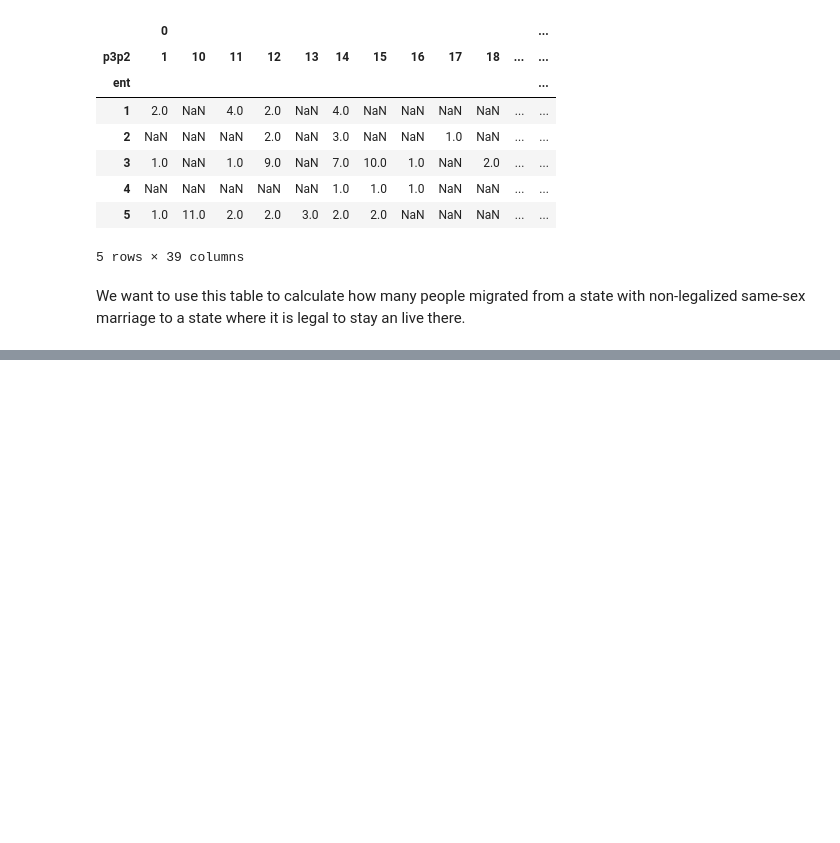
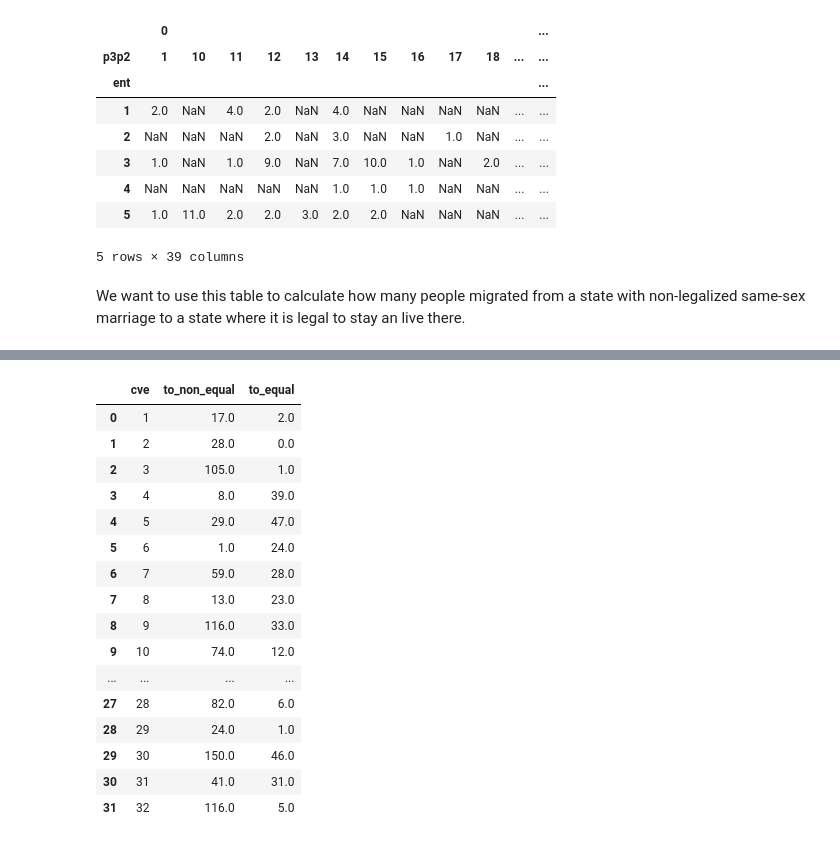
Before and after one commit to marionomics/migracion-lgbt, a Jupyter notebook: notebooks/explore_enoe.ipynb, the cells around one changed output, grey strips where cells are left out. Cells and saved outputs as stored; diff of their text form; code cells hidden in the pictures; blank space fills up the shorter version.

```diff
--- a/notebooks/explore_enoe.ipynb
+++ b/notebooks/explore_enoe.ipynb
@@ -201,0 +217,34 @@ conditions = [
+# %%
+# Columnas. Cuantas personas de estados no-gay y gay han migrado al estado i
+# Otras dos: Cuántas personas del estado i han migrado a estados gay y estados no gay
+
+# Finalmente se podría hacer algún índice?
+
+# ¿Cuantas personas de un estado no gay han migrado al estado i?
+
+i = 1 # Aguascalientes. Prueba
+
+#df[df['equal_marriage'] == 0]['1'].sum()
+df_migraciones = pd.DataFrame({'cve':range(1,33)})
+df_migraciones['to_non_equal'] =[df[df['equal_marriage'] == 0][str(i)].sum() for i in range(1,33)]
+df_migraciones['to_equal'] =[df[df['equal_marriage'] == 1][str(i)].sum() for i in range(1,33)]
+
+df_migraciones
+# %% [output]
+|  | cve | to_non_equal | to_equal |
+| 0 | 1 | 17.0 | 2.0 |
+| 1 | 2 | 28.0 | 0.0 |
+| 2 | 3 | 105.0 | 1.0 |
+| 3 | 4 | 8.0 | 39.0 |
+| 4 | 5 | 29.0 | 47.0 |
+| 5 | 6 | 1.0 | 24.0 |
+| 6 | 7 | 59.0 | 28.0 |
+| 7 | 8 | 13.0 | 23.0 |
+| 8 | 9 | 116.0 | 33.0 |
+| 9 | 10 | 74.0 | 12.0 |
+| ... | ... | ... | ... |
+| 27 | 28 | 82.0 | 6.0 |
+| 28 | 29 | 24.0 | 1.0 |
+| 29 | 30 | 150.0 | 46.0 |
+| 30 | 31 | 41.0 | 31.0 |
+| 31 | 32 | 116.0 | 5.0 |
```
Also changed, not shown: parts of 8 cells of this notebook, 1 other file.
